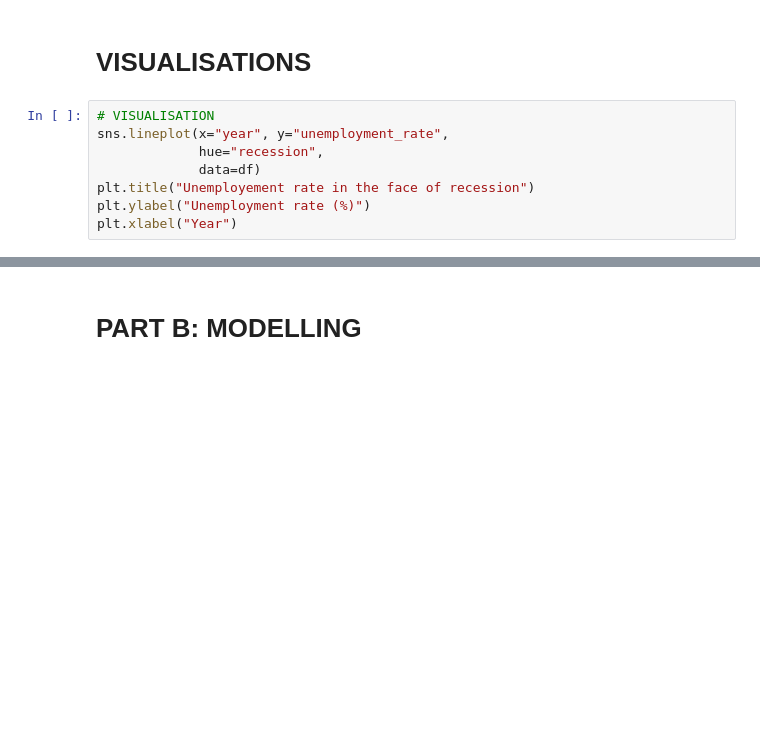
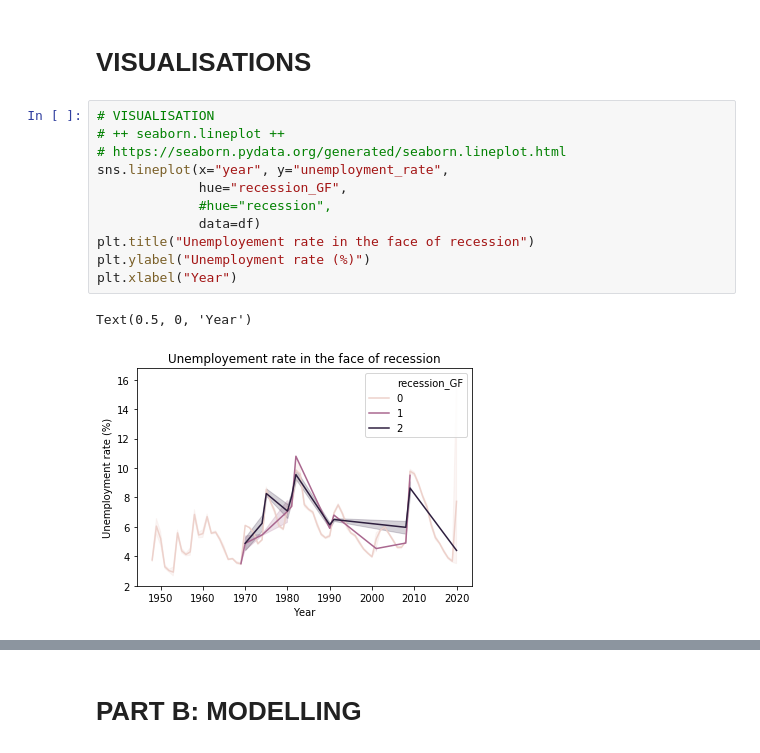
Before and after one commit to franzoni/Submissions, a Jupyter notebook: Week2_COVID_Economics/Babaniyi_Submission.ipynb, the cells around one changed output, grey strips where cells are left out. Drawn from its saved outputs; the diff is of its cells as text; blank space fills up the shorter version.

```diff
--- a/Week2_COVID_Economics/Babaniyi_Submission.ipynb
+++ b/Week2_COVID_Economics/Babaniyi_Submission.ipynb
@@ -201,12 +242,18 @@ When the likelihood of recession increases:
 # VISUALISATIONS
 # %%
 # VISUALISATION
+# ++ seaborn.lineplot ++
+# https://seaborn.pydata.org/generated/seaborn.lineplot.html
 sns.lineplot(x="year", y="unemployment_rate",
-             hue="recession",
+             hue="recession_GF",
+             #hue="recession",
              data=df)
 plt.title("Unemployement rate in the face of recession")
 plt.ylabel("Unemployment rate (%)")
 plt.xlabel("Year")
+# %% [output]
+Text(0.5, 0, 'Year')
+[figure, added]
 # %%
 sns.lmplot(x="unemployment_rate", y="recession_probability", data=df2,
         ci=None, palette="muted", height=4)
```
Also changed, not shown: parts of 16 cells of this notebook.
